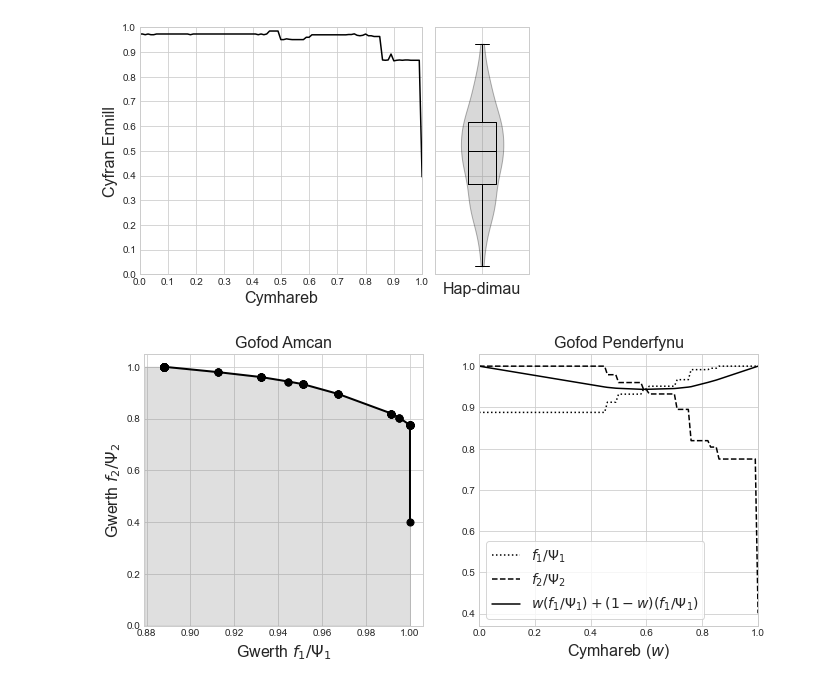
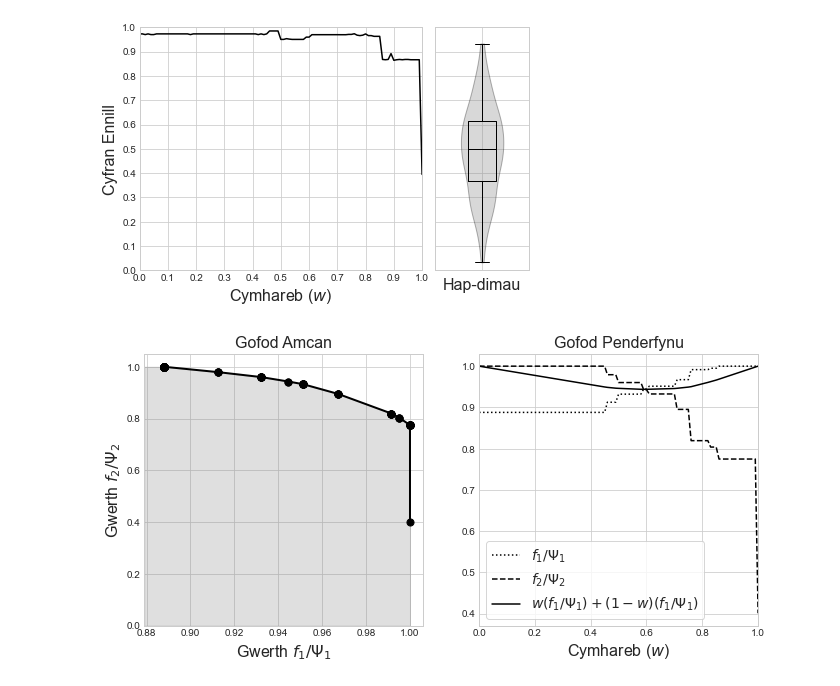
Before and after one commit to geraintpalmer/optimeiddio_timau_pokemon, a Jupyter notebook: Plotio.ipynb, the cells around one changed output. Saved outputs shown, nothing was run; the diff lists cells and outputs as text; code cells hidden in the pictures.

```diff
--- a/Plotio.ipynb
+++ b/Plotio.ipynb
@@ -72,32 +72,32 @@ lower = [p - (scipy.stats.norm(loc=0, scale=1).ppf(0.9)/2) * ((p*(1-p))/10000)**
 # %%
 axd = plt.figure(constrained_layout=True).subplot_mosaic(
     """
     AAAB
     """
 )
 # axd['A'].fill_between(cymarebau, lower, upper, color='gray', alpha=0.5)
 axd['A'].plot(cymarebau, sgoriau, c='black')
-axd['A'].set_xlabel('Cymhareb', fontsize=16)
+axd['A'].set_xlabel(r'Cymhareb ($w$)', fontsize=16)
 axd['A'].set_ylabel('Cyfran Ennill', fontsize=16)
 axd['A'].set_xlim(0, 1)
 axd['A'].set_ylim(0, 1)
 axd['A'].set_xticks([round(i*0.1, 2) for i in range(11)])
 axd['A'].set_yticks([round(i*0.1, 2) for i in range(11)])
 viols = axd['B'].violinplot(hapsgoriau, showextrema=False, widths=0.45)
 for pc in viols['bodies']:
     pc.set_facecolor('grey')
     pc.set_edgecolor('black')
     pc.set_alpha(0.3)
 boxes = axd['B'].boxplot(hapsgoriau, medianprops = dict(color="black"), widths=0.3)
 axd['B'].set_ylim(0, 1)
 axd['B'].set_yticks([round(i*0.1, 2) for i in range(11)])
 axd['B'].set_yticklabels([])
 axd['B'].set_xticklabels([])
 axd['B'].set_xlabel('Hap-dimau', fontsize=16)
 
 plt.savefig('img/cymharu_pareto.pdf')
 # %% [output]
-[figure, old version]
+[figure, new version]
 # %%
 pareto_approx = []
 for coord in zip(f1s, f2s):
```
Also changed, not shown: parts of 2 cells of this notebook, 1 other file.
